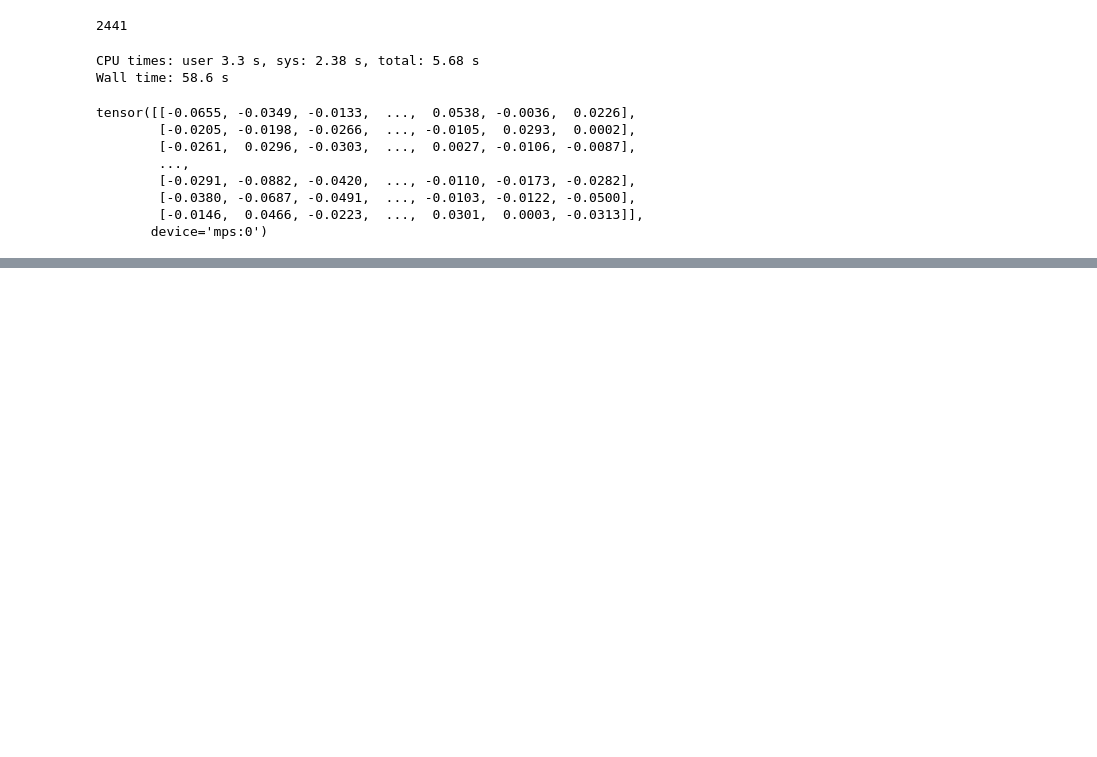
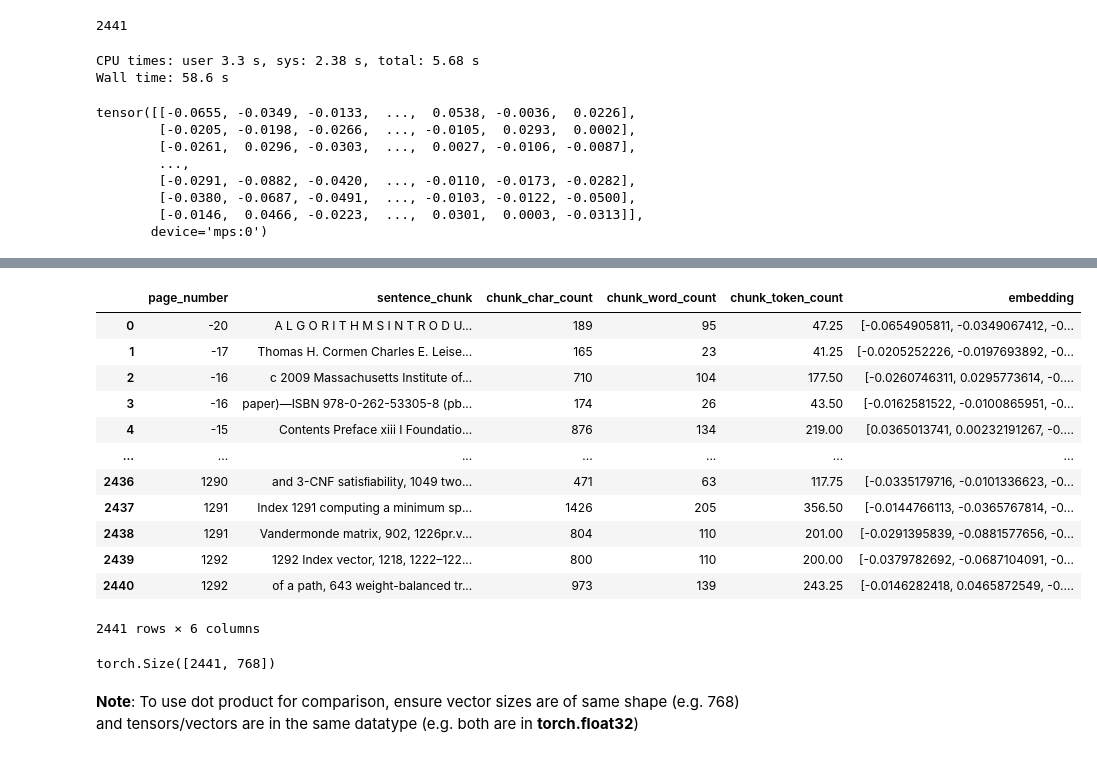
Before and after one commit to abhatia2003/smart-search-personal-project, a Jupyter notebook: trial.ipynb, the cells around one changed output, grey strips where cells are left out. Cells and saved outputs as stored; diff of their text form; code cells hidden in the pictures; blank space fills up the shorter version.

```diff
--- a/trial.ipynb
+++ b/trial.ipynb
@@ -461,0 +525,43 @@ tensor([[-0.0655, -0.0349, -0.0133,  ...,  0.0538, -0.0036,  0.0226],
+# %%
+import random
+from re import I
+
+import torch
+import numpy as np
+import pandas as pd
+
+device = "mps" if torch.backends.mps.is_available() else "cpu"
+
+# Import texts and embedding df
+text_chunks_and_embeddings_df = pd.read_csv("text_chunks_and_embeddings_df.csv")
+
+# Convert embedding column back to np.array (it got converted to string type when it got saved as a CSV)
+text_chunks_and_embeddings_df["embedding"] = text_chunks_and_embeddings_df["embedding"].apply(lambda x: np.fromstring(x.strip("[]"), sep=" "))
+
+# Convert embeddings into a torch.tensor
+embeddings = torch.tensor(np.stack(text_chunks_and_embeddings_df["embedding"].tolist(), axis=0), dtype=torch.float32).to(device)
+
+# Convert texts and embedding df to list of dicts
+pages_and_chunks = text_chunks_and_embeddings_df.to_dict(orient="records")
+
+text_chunks_and_embeddings_df
+# %% [output]
+|  | page_number | sentence_chunk | chunk_char_count | chunk_word_count | chunk_token_count | embedding |
+| 0 | -20 | A L G O R I T H M S I N T R O D U... | 189 | 95 | 47.25 | [-0.0654905811, -0.0349067412, -0... |
+| 1 | -17 | Thomas H. Cormen Charles E. Leise... | 165 | 23 | 41.25 | [-0.0205252226, -0.0197693892, -0... |
+| 2 | -16 | c 2009 Massachusetts Institute of... | 710 | 104 | 177.50 | [-0.0260746311, 0.0295773614, -0.... |
+| 3 | -16 | paper)—ISBN 978-0-262-53305-8 (pb... | 174 | 26 | 43.50 | [-0.0162581522, -0.0100865951, -0... |
+| 4 | -15 | Contents Preface xiii I Foundatio... | 876 | 134 | 219.00 | [0.0365013741, 0.00232191267, -0.... |
+| ... | ... | ... | ... | ... | ... | ... |
+| 2436 | 1290 | and 3-CNF satisﬁability, 1049 two... | 471 | 63 | 117.75 | [-0.0335179716, -0.0101336623, -0... |
+| 2437 | 1291 | Index 1291 computing a minimum sp... | 1426 | 205 | 356.50 | [-0.0144766113, -0.0365767814, -0... |
+| 2438 | 1291 | Vandermonde matrix, 902, 1226pr.v... | 804 | 110 | 201.00 | [-0.0291395839, -0.0881577656, -0... |
+| 2439 | 1292 | 1292 Index vector, 1218, 1222–122... | 800 | 110 | 200.00 | [-0.0379782692, -0.0687104091, -0... |
+| 2440 | 1292 | of a path, 643 weight-balanced tr... | 973 | 139 | 243.25 | [-0.0146282418, 0.0465872549, -0.... |
+2441 rows × 6 columns
+# %%
+embeddings.shape
+# %% [output]
+torch.Size([2441, 768])
+# %% [markdown]
+**Note**: To use dot product for comparison, ensure vector sizes are of same shape (e.g. 768) and tensors/vectors are in the same datatype (e.g. both are in **torch.float32**)
```
Also changed, not shown: parts of 24 cells of this notebook, 1 other file.
